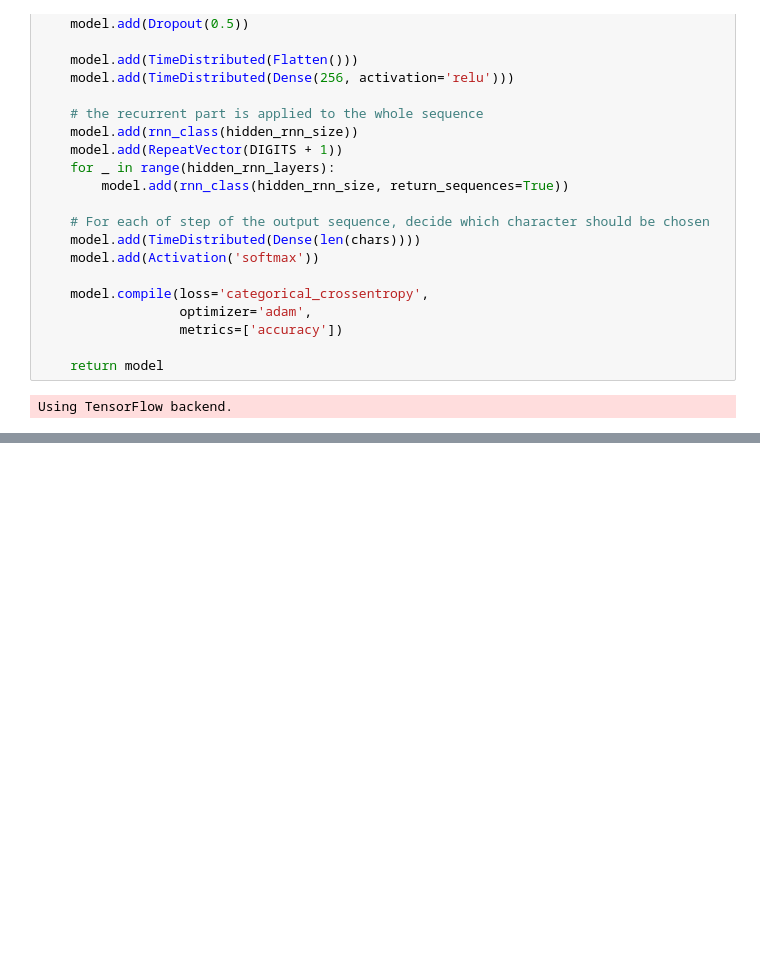
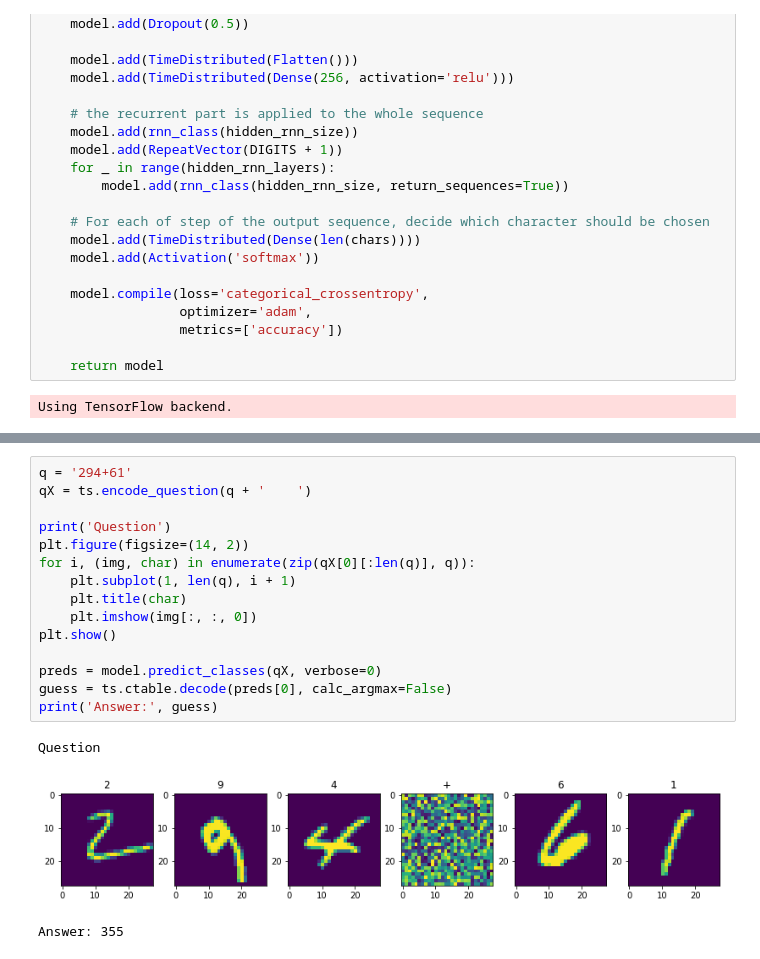
Before and after one commit to e-dorigatti/ML-course, a Jupyter notebook: assignment4-solution.ipynb, the cells around one changed output, grey strips where cells are left out. Saved outputs shown, nothing was run; the diff lists cells and outputs as text; blank space fills up the shorter version.

```diff
--- a/assignment4-solution.ipynb
+++ b/assignment4-solution.ipynb
@@ -580,0 +590,19 @@ Epoch 3/3
+# %%
+q = '294+61'
+qX = ts.encode_question(q + '    ')
+
+print('Question')
+plt.figure(figsize=(14, 2))
+for i, (img, char) in enumerate(zip(qX[0][:len(q)], q)):
+    plt.subplot(1, len(q), i + 1)
+    plt.title(char)
+    plt.imshow(img[:, :, 0])
+plt.show()
+
+preds = model.predict_classes(qX, verbose=0)
+guess = ts.ctable.decode(preds[0], calc_argmax=False)
+print('Answer:', guess)
+# %% [output]
+Question
+[figure, added]
+Answer: 355
```
Also changed, not shown: parts of 2 cells of this notebook.
